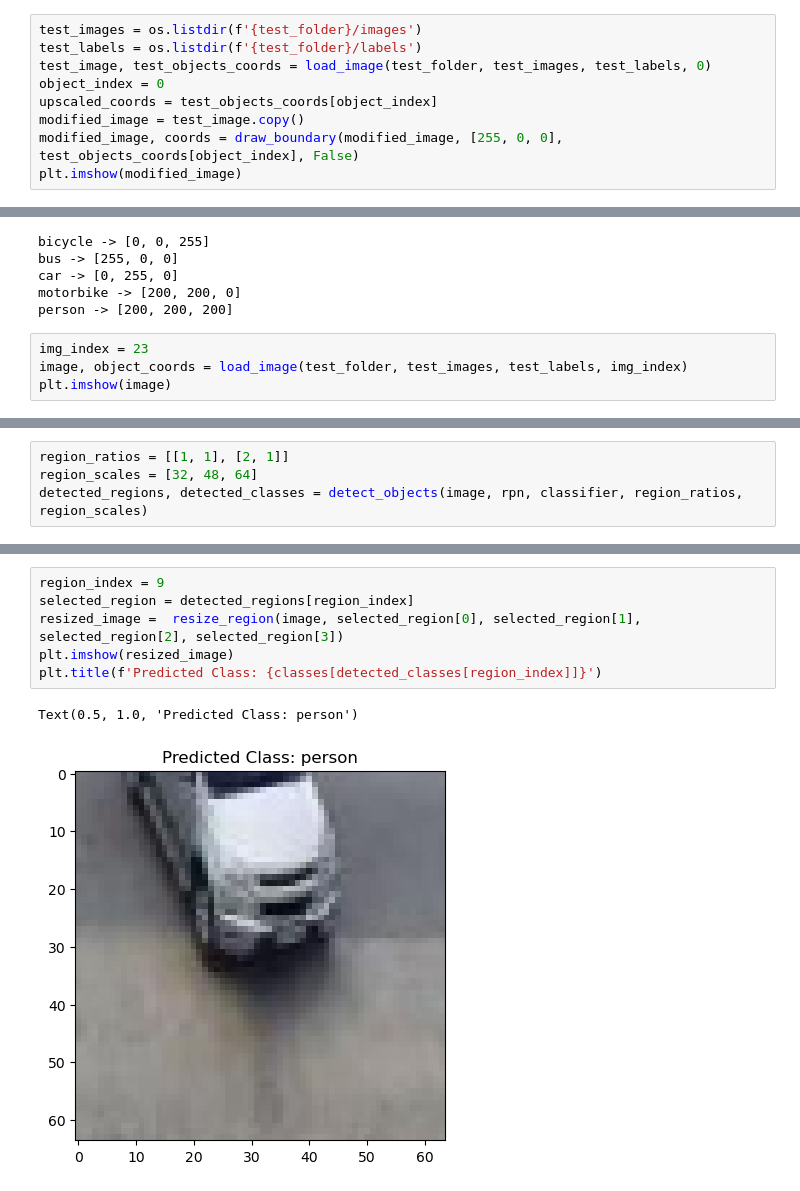
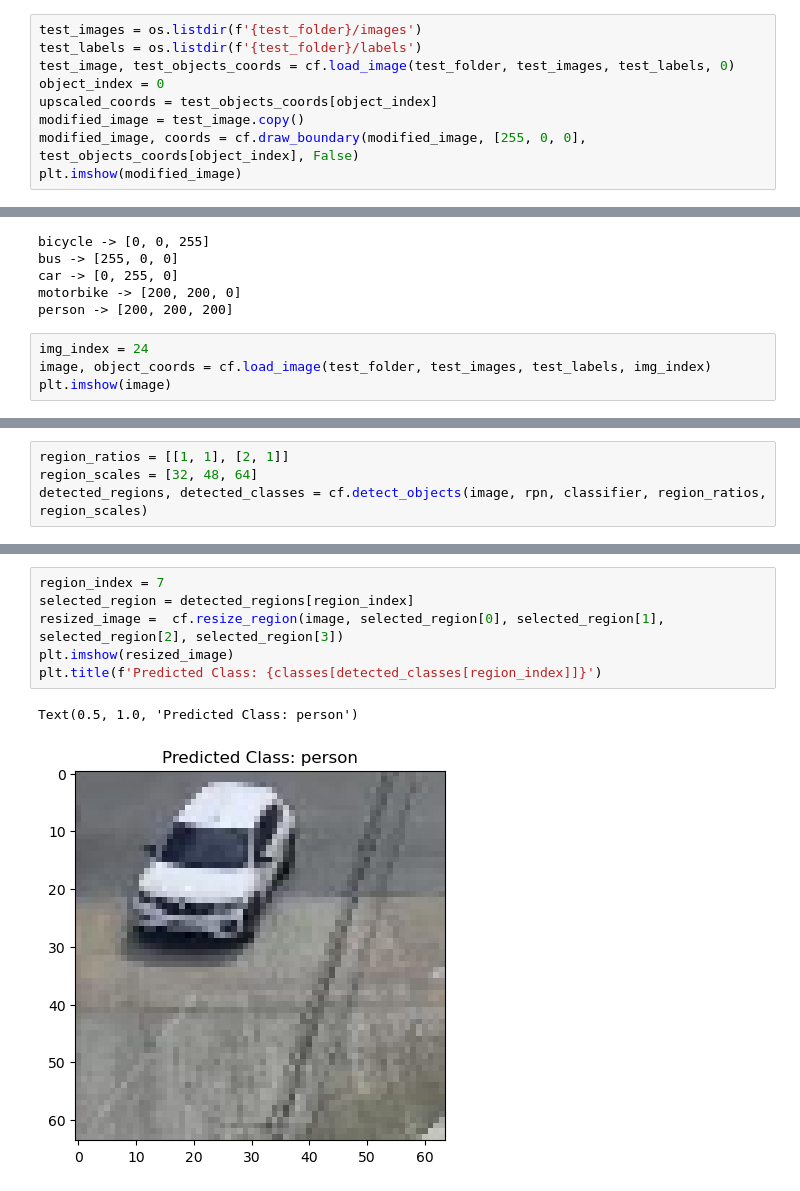
Before and after one commit to AsimWattoo/Traffic_Object_Detection_TensorFlow, a Jupyter notebook: RCNN.ipynb, the cells around one changed output, grey strips where cells are left out. Saved outputs shown, nothing was run; the diff lists cells and outputs as text.

```diff
--- a/RCNN.ipynb
+++ b/RCNN.ipynb
@@ -399,11 +235,11 @@ Text(0, 0.5, 'Accuracy')
 # %%
 test_images = os.listdir(f'{test_folder}/images')
 test_labels = os.listdir(f'{test_folder}/labels')
-test_image, test_objects_coords = load_image(test_folder, test_images, test_labels, 0)
+test_image, test_objects_coords = cf.load_image(test_folder, test_images, test_labels, 0)
 object_index = 0
 upscaled_coords = test_objects_coords[object_index]
 modified_image = test_image.copy()
-modified_image, coords = draw_boundary(modified_image, [255, 0, 0], test_objects_coords[object_index], False)
+modified_image, coords = cf.draw_boundary(modified_image, [255, 0, 0], test_objects_coords[object_index], False)
 plt.imshow(modified_image)
 # %% [output]
 <matplotlib.image.AxesImage at 0x...>
@@ -498,8 +281,8 @@ car -> [0, 255, 0]
 motorbike -> [200, 200, 0]
 person -> [200, 200, 200]
 # %%
-img_index = 23
-image, object_coords = load_image(test_folder, test_images, test_labels, img_index)
+img_index = 24
+image, object_coords = cf.load_image(test_folder, test_images, test_labels, img_index)
 plt.imshow(image)
 # %% [output]
 <matplotlib.image.AxesImage at 0x...>
@@ -507,6 +290,6 @@ plt.imshow(image)
 # %%
 region_ratios = [[1, 1], [2, 1]]
 region_scales = [32, 48, 64]
-detected_regions, detected_classes = detect_objects(image, rpn, classifier, region_ratios, region_scales)
+detected_regions, detected_classes = cf.detect_objects(image, rpn, classifier, region_ratios, region_scales)
 # %% [output]
 Anchor Points: 1764 - Regions: 10584
@@ -522,9 +308,9 @@ plt.imshow(copied_image)
 # %%
-region_index = 9
+region_index = 7
 selected_region = detected_regions[region_index]
-resized_image =  resize_region(image, selected_region[0], selected_region[1], selected_region[2], selected_region[3])
+resized_image =  cf.resize_region(image, selected_region[0], selected_region[1], selected_region[2], selected_region[3])
 plt.imshow(resized_image)
 plt.title(f'Predicted Class: {classes[detected_classes[region_index]]}')
 # %% [output]
 Text(0.5, 1.0, 'Predicted Class: person')
-[figure, old version]
+[figure, new version]
```
Also changed, not shown: parts of 19 cells of this notebook, 1 other file.
